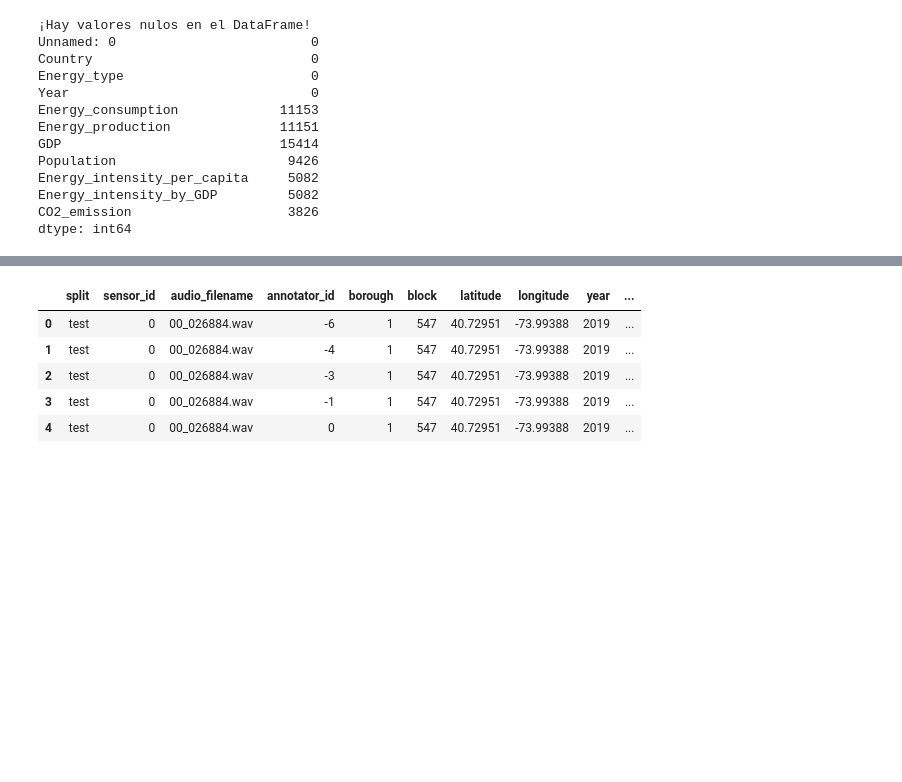
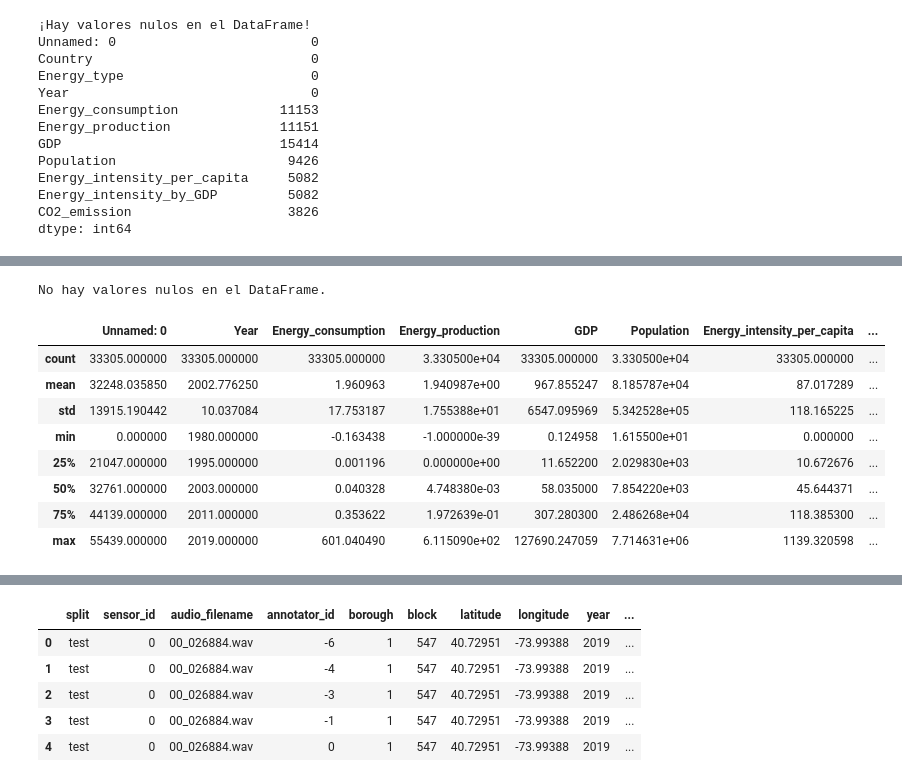
Before and after one commit to rominaEsc/New_York_City_Greenhouse_Gas_Emissions_Analysis, a Jupyter notebook: EDA Y METRICAS.ipynb, the cells around one changed output, grey strips where cells are left out. Saved outputs shown, nothing was run; the diff lists cells and outputs as text; code cells hidden in the pictures; blank space fills up the shorter version.

```diff
--- a/EDA Y METRICAS.ipynb
+++ b/EDA Y METRICAS.ipynb
@@ -167,0 +189,24 @@ dtype: int64
+# %%
+# Verificar si hay valores nulos en todo el DataFrame
+valores_nulos = df_energy.isnull().any().any()
+
+if valores_nulos:
+    print("¡Hay valores nulos en el DataFrame!")
+    # Muestra la cantidad de valores nulos por columna
+    print(df_energy.isnull().sum())
+else:
+    print("No hay valores nulos en el DataFrame.")
+# %% [output]
+No hay valores nulos en el DataFrame.
+# %%
+df_energy.describe()
+# %% [output]
+|  | Unnamed: 0 | Year | Energy_consumption | Energy_production | GDP | Population | Energy_intensity_per_capita | ... |
+| count | 33305.000000 | 33305.000000 | 33305.000000 | 3.330500e+04 | 33305.000000 | 3.330500e+04 | 33305.000000 | ... |
+| mean | 32248.035850 | 2002.776250 | 1.960963 | 1.940987e+00 | 967.855247 | 8.185787e+04 | 87.017289 | ... |
+| std | 13915.190442 | 10.037084 | 17.753187 | 1.755388e+01 | 6547.095969 | 5.342528e+05 | 118.165225 | ... |
+| min | 0.000000 | 1980.000000 | -0.163438 | -1.000000e-39 | 0.124958 | 1.615500e+01 | 0.000000 | ... |
+| 25% | 21047.000000 | 1995.000000 | 0.001196 | 0.000000e+00 | 11.652200 | 2.029830e+03 | 10.672676 | ... |
+| 50% | 32761.000000 | 2003.000000 | 0.040328 | 4.748380e-03 | 58.035000 | 7.854220e+03 | 45.644371 | ... |
+| 75% | 44139.000000 | 2011.000000 | 0.353622 | 1.972639e-01 | 307.280300 | 2.486268e+04 | 118.385300 | ... |
+| max | 55439.000000 | 2019.000000 | 601.040490 | 6.115090e+02 | 127690.247059 | 7.714631e+06 | 1139.320598 | ... |
```
Also changed, not shown: parts of 10 cells of this notebook.
